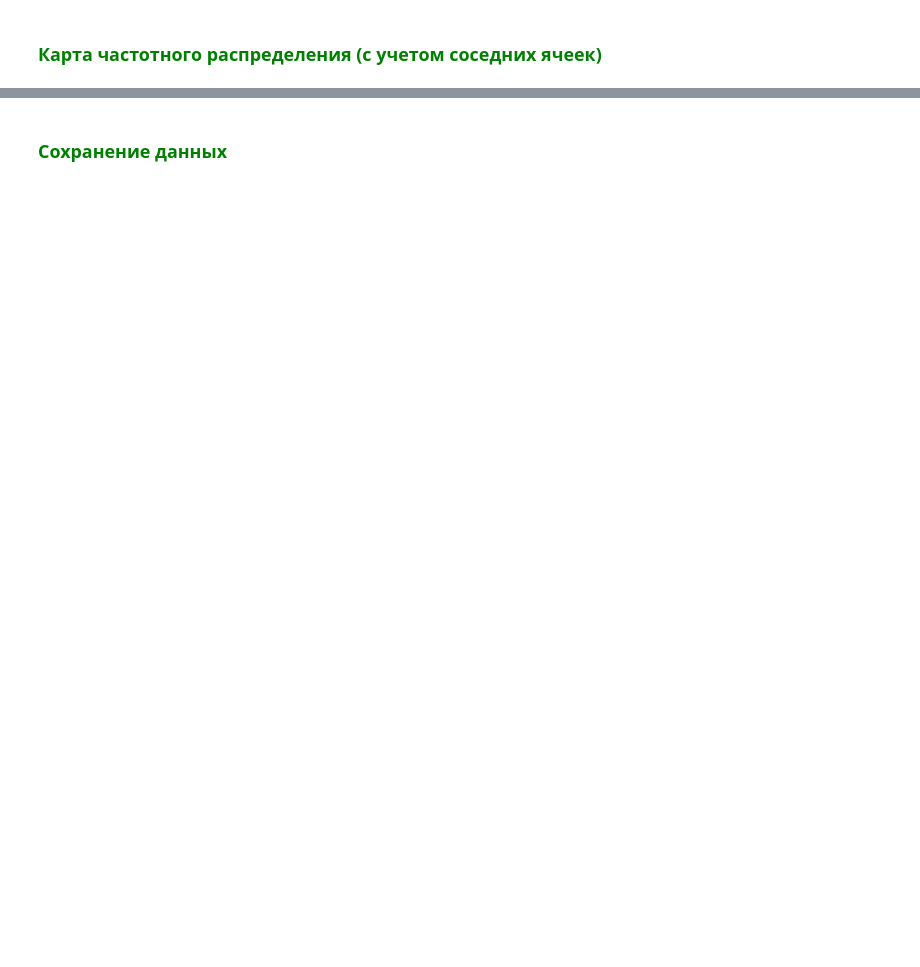
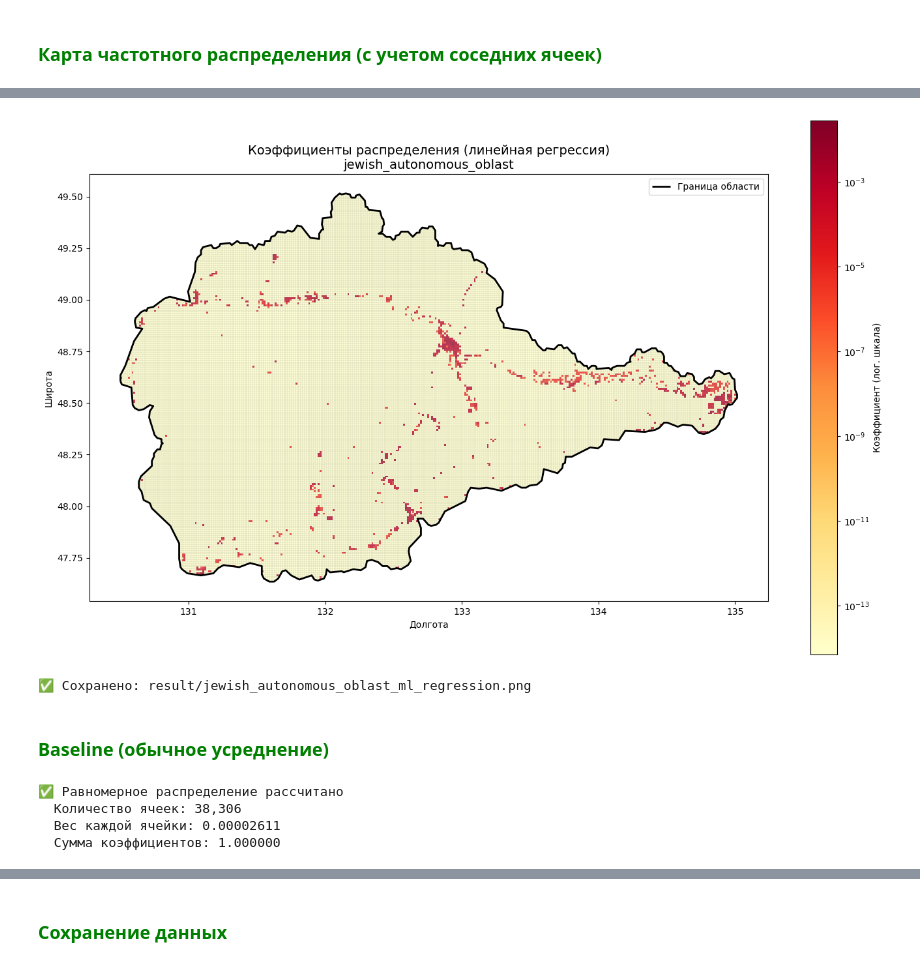
Before and after one commit to katePPkate/Project_Practicum_2026, a Jupyter notebook: Project_Practicum_2026.ipynb, the cells around one changed output, grey strips where cells are left out. Saved outputs shown, nothing was run; the diff lists cells and outputs as text; code cells hidden in the pictures; blank space fills up the shorter version.

```diff
--- a/Project_Practicum_2026.ipynb
+++ b/Project_Practicum_2026.ipynb
@@ -444,0 +537,53 @@ print(f"✅ Сохранено: result/{name}_avg.png")
+# %%
+# Визуализация коэффициентов линейной регрессии
+gdf_ml_coeff = grid_gdf.copy()
+gdf_ml_coeff["coefficient_ml_regression"] = (
+    gdf_ml_coeff["cell_id"]
+    .map(dict(zip(df_main["cell_id"], df_main["coefficient_ml_regression"])))
+    .fillna(0)
+)
+
+fig, ax = plt.subplots(1, 1, figsize=(14, 12))
+
+gdf_ml_coeff.plot(
+    column="coefficient_ml_regression",
+    ax=ax,
+    cmap="YlOrRd",
+    edgecolor="gray",
+    linewidth=0.1,
+    legend=True,
+    norm=LogNorm(),
+    alpha=0.8,
+    legend_kwds={"label": "Коэффициент (лог. шкала)", "shrink": 0.7},
+)
+
+boundary.boundary.plot(ax=ax, color="black", linewidth=2, label="Граница области")
+ax.set_title(f"Коэффициенты распределения (линейная регрессия)\n{name}", fontsize=14)
+ax.set_xlabel("Долгота")
+ax.set_ylabel("Широта")
+ax.legend()
+
+plt.tight_layout()
+plt.savefig(f"result/{name}_ml_regression.png", dpi=150, bbox_inches="tight")
+plt.show()
+
+print(f"✅ Сохранено: result/{name}_ml_regression.png")
+# %% [output]
+[figure, added]
+✅ Сохранено: result/jewish_autonomous_oblast_ml_regression.png
+# %% [markdown]
+### <font color="green">Baseline (обычное усреднение)</font>
+# %%
+# Расчет равномерного распределения (baseline)
+# Равномерное распределение: каждый пиксель получает равный вес
+df_main["coefficient_uniform"] = 1.0 / len(df_main)
+
+print(f"✅ Равномерное распределение рассчитано")
+print(f"  Количество ячеек: {len(df_main):,}")
+print(f"  Вес каждой ячейки: {df_main['coefficient_uniform'].iloc[0]:.8f}")
+print(f"  Сумма коэффициентов: {df_main['coefficient_uniform'].sum():.6f}")
+# %% [output]
+✅ Равномерное распределение рассчитано
+  Количество ячеек: 38,306
+  Вес каждой ячейки: 0.00002611
+  Сумма коэффициентов: 1.000000
```
Also changed, not shown: parts of 20 cells of this notebook, 23 other files.
